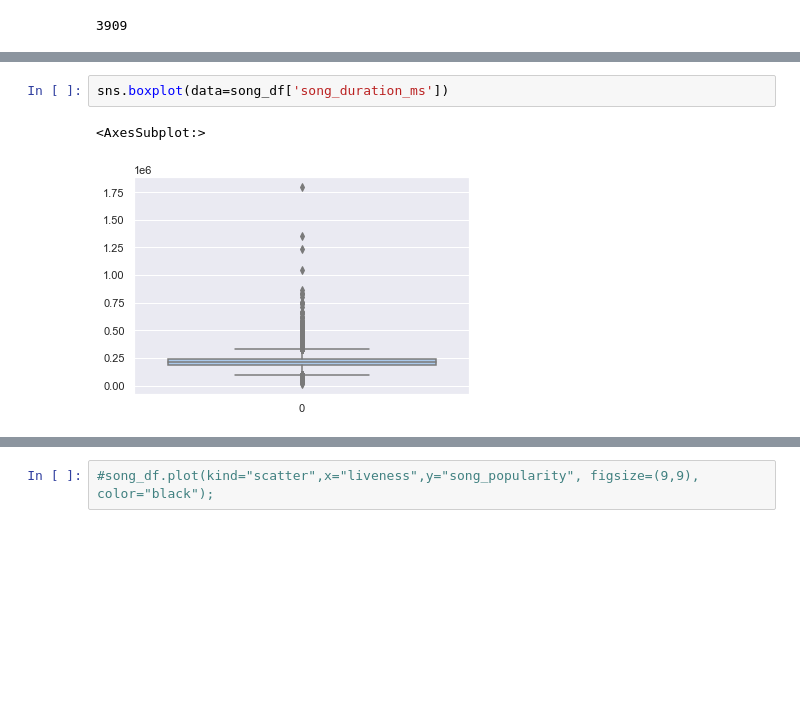
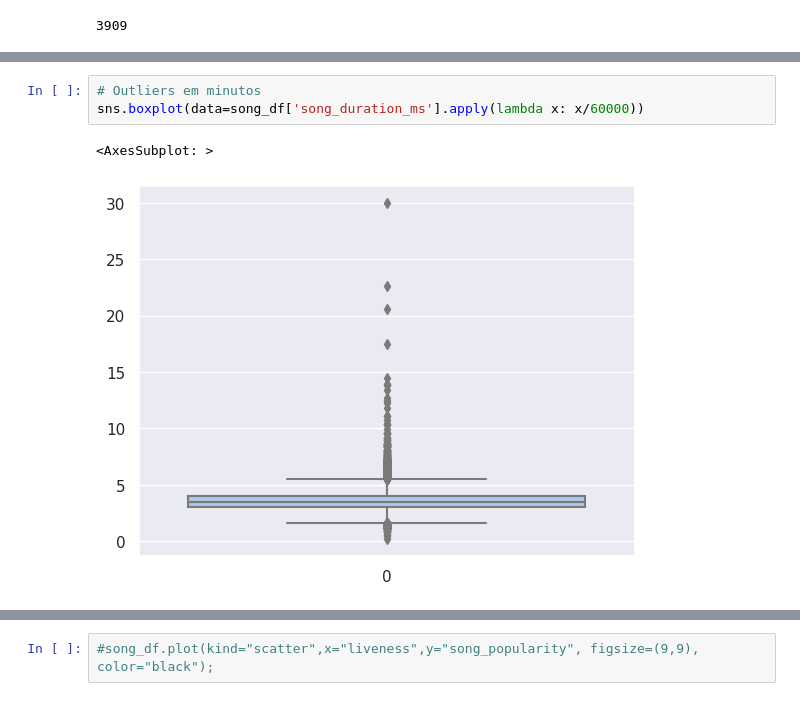
Before and after one commit to bohdan167/DAA, a Jupyter notebook: Datasets_&_Notebooks/SongPopularity.ipynb, the cells around one changed output, grey strips where cells are left out. Drawn from its saved outputs; the diff is of its cells as text; blank space fills up the shorter version.

```diff
--- a/Datasets_&_Notebooks/SongPopularity.ipynb
+++ b/Datasets_&_Notebooks/SongPopularity.ipynb
@@ -141,9 +151,10 @@ sns.boxplot(data=song_df)
 [figure]
-# %%
-sns.boxplot(data=song_df['song_duration_ms'])
-# %% [output]
-<AxesSubplot:>
-[figure, removed]
+# %%
+# Outliers em minutos
+sns.boxplot(data=song_df['song_duration_ms'].apply(lambda x: x/60000))
+# %% [output]
+<AxesSubplot: >
+[figure, added]
 # %%
 plt.subplots(figsize=(14,8))
 sns.heatmap(song_df.corr(), annot = True, cmap='coolwarm')
```
Also changed, not shown: parts of 20 cells of this notebook, 1 other file.
